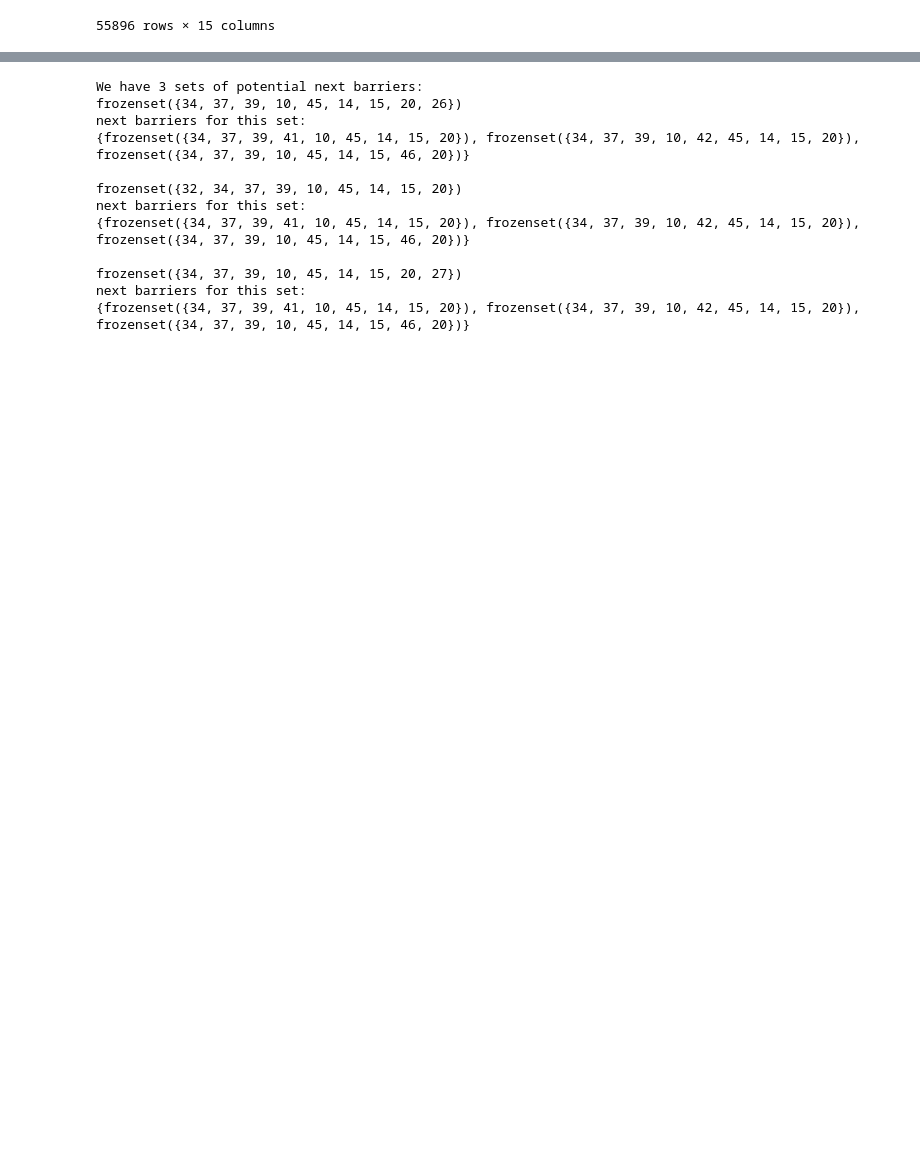
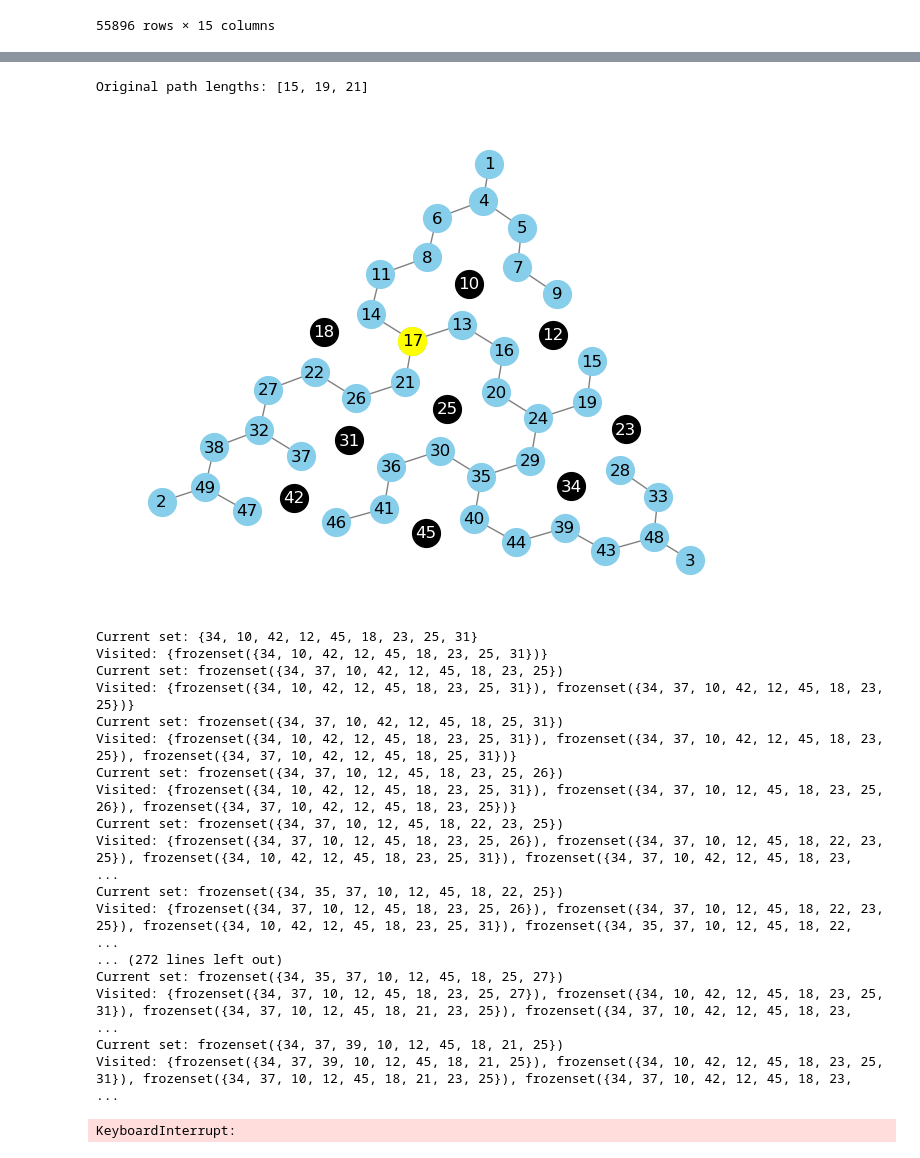
Before and after one commit to calderast/Hex-maze, a Jupyter notebook: generate-maze-sequence.ipynb, the cells around one changed output, grey strips where cells are left out. Saved outputs shown, nothing was run; the diff lists cells and outputs as text; code cells hidden in the pictures; blank space fills up the shorter version.

```diff
--- a/generate-maze-sequence.ipynb
+++ b/generate-maze-sequence.ipynb
@@ -384,33 +123,36 @@ Hex diff 12: 4, 13: 4, 23: 0
+# %%
+from hex_maze_utils import find_all_valid_barrier_sequences, df_lookup, plot_hex_maze
+
+original_barriers = {34, 10, 42, 12, 45, 18, 23, 25, 31}
+
+print(f"Original path lengths: {df_lookup(df, original_barriers, 'reward_path_lengths')}")
+plot_hex_maze(original_barriers)
+
+# Given a set of original barriers, get all potential barrier sequences
+all_barrier_sequences = find_all_valid_barrier_sequences(df, original_barriers, min_hex_diff=8, max_sequence_length=5)
+
+for sequence in all_barrier_sequences:
+    print(f"Potential barrier sequence: {sequence}")
+# %% [output]
+Original path lengths: [15, 19, 21]
+[figure, added]
+Current set: {34, 10, 42, 12, 45, 18, 23, 25, 31}
+Visited: {frozenset({34, 10, 42, 12, 45, 18, 23, 25, 31})}
+Current set: frozenset({34, 37, 10, 42, 12, 45, 18, 23, 25})
+Visited: {frozenset({34, 10, 42, 12, 45, 18, 23, 25, 31}), frozenset({34, 37, 10, 42, 12, 45, 18, 23, 25})}
+Current set: frozenset({34, 37, 10, 42, 12, 45, 18, 25, 31})
+Visited: {frozenset({34, 10, 42, 12, 45, 18, 23, 25, 31}), frozenset({34, 37, 10, 42, 12, 45, 18, 23, 25}), frozenset({34, 37, 10, 42, 12, 45, 18, 25, 31})}
+Current set: frozenset({34, 37, 10, 12, 45, 18, 23, 25, 26})
+Visited: {frozenset({34, 10, 42, 12, 45, 18, 23, 25, 31}), frozenset({34, 37, 10, 12, 45, 18, 23, 25, 26}), frozenset({34, 37, 10, 42, 12, 45, 18, 23, 25})}
+Current set: frozenset({34, 37, 10, 12, 45, 18, 22, 23, 25})
+Visited: {frozenset({34, 37, 10, 12, 45, 18, 23, 25, 26}), frozenset({34, 37, 10, 12, 45, 18, 22, 23, 25}), frozenset({34, 10, 42, 12, 45, 18, 23, 25, 31}), frozenset({34, 37, 10, 42, 12, 45, 18, 23,  ...
+Current set: frozenset({34, 35, 37, 10, 12, 45, 18, 22, 25})
+Visited: {frozenset({34, 37, 10, 12, 45, 18, 23, 25, 26}), frozenset({34, 37, 10, 12, 45, 18, 22, 23, 25}), frozenset({34, 10, 42, 12, 45, 18, 23, 25, 31}), frozenset({34, 35, 37, 10, 12, 45, 18, 22,  ...
+... (272 lines left out)
+Current set: frozenset({34, 35, 37, 10, 12, 45, 18, 25, 27})
+Visited: {frozenset({34, 37, 10, 12, 45, 18, 23, 25, 27}), frozenset({34, 10, 42, 12, 45, 18, 23, 25, 31}), frozenset({34, 37, 10, 12, 45, 18, 21, 23, 25}), frozenset({34, 37, 10, 42, 12, 45, 18, 23,  ...
+Current set: frozenset({34, 37, 39, 10, 12, 45, 18, 21, 25})
+Visited: {frozenset({34, 37, 39, 10, 12, 45, 18, 21, 25}), frozenset({34, 10, 42, 12, 45, 18, 23, 25, 31}), frozenset({34, 37, 10, 12, 45, 18, 21, 23, 25}), frozenset({34, 37, 10, 42, 12, 45, 18, 23,  ...
+KeyboardInterrupt:
 # %%
 #Trash below here
-# %%
-
-barrier_sequence = []
-
-original_barriers = {34, 36, 37, 39, 10, 45, 14, 15, 20}
-
-barrier_sequence.append(original_barriers)
-
-potential_next_barriers = get_next_barrier_set(df, original_barriers)
-
-print(f"We have {len(potential_next_barriers)} sets of potential next barriers:")
-for b in potential_next_barriers:
-    print(b)
-    next_barriers = set(get_next_barrier_set(df, b))
-    next_barriers.discard(original_barriers) # make sure we don't go backwards!!
-    print("next barriers for this set:")
-    print(next_barriers)
-    print("")
-# %% [output]
-We have 3 sets of potential next barriers:
-frozenset({34, 37, 39, 10, 45, 14, 15, 20, 26})
-next barriers for this set:
-{frozenset({34, 37, 39, 41, 10, 45, 14, 15, 20}), frozenset({34, 37, 39, 10, 42, 45, 14, 15, 20}), frozenset({34, 37, 39, 10, 45, 14, 15, 46, 20})}
-
-frozenset({32, 34, 37, 39, 10, 45, 14, 15, 20})
-next barriers for this set:
-{frozenset({34, 37, 39, 41, 10, 45, 14, 15, 20}), frozenset({34, 37, 39, 10, 42, 45, 14, 15, 20}), frozenset({34, 37, 39, 10, 45, 14, 15, 46, 20})}
-
-frozenset({34, 37, 39, 10, 45, 14, 15, 20, 27})
-next barriers for this set:
-{frozenset({34, 37, 39, 41, 10, 45, 14, 15, 20}), frozenset({34, 37, 39, 10, 42, 45, 14, 15, 20}), frozenset({34, 37, 39, 10, 45, 14, 15, 46, 20})}
```
Also changed, not shown: parts of 22 cells of this notebook, 2 other files.
